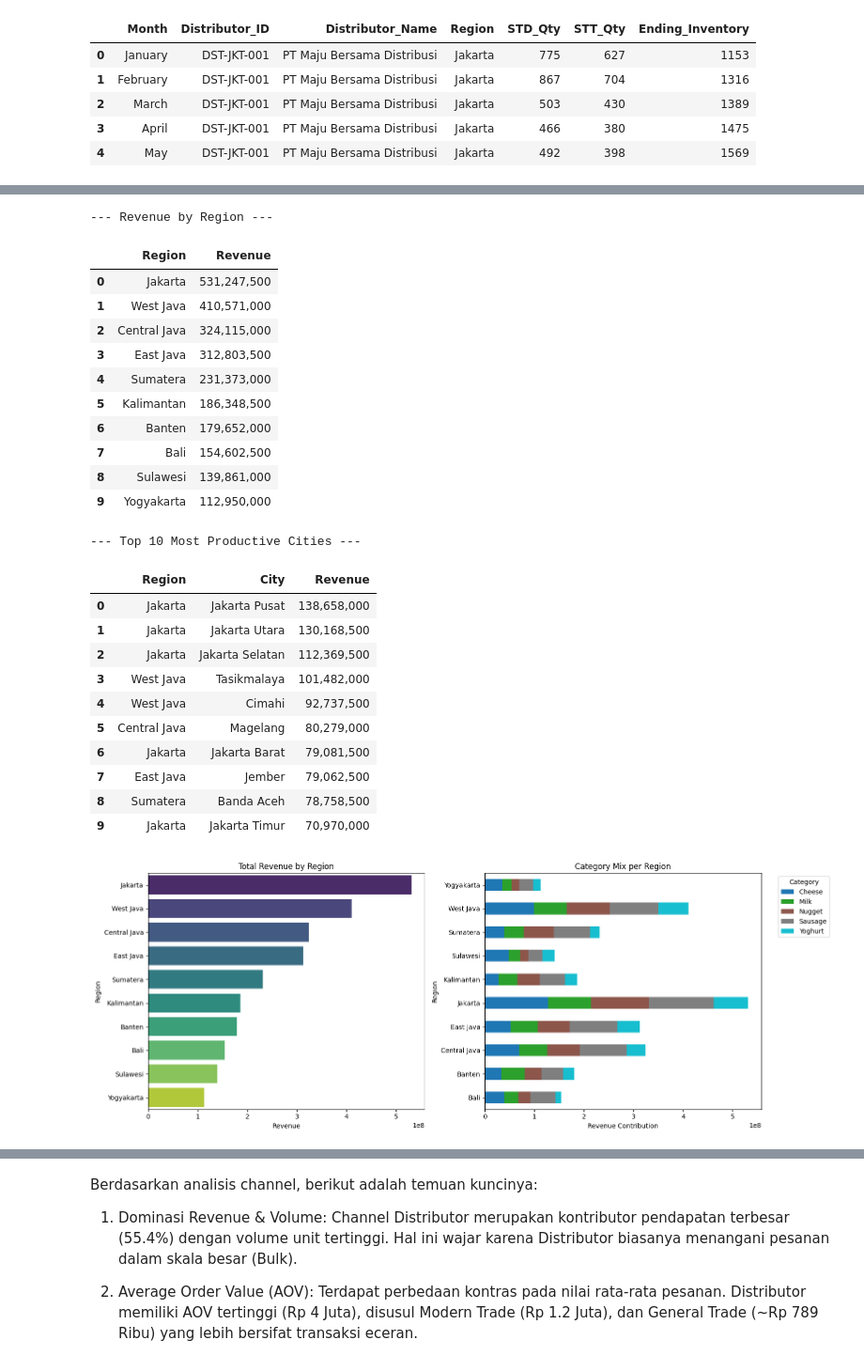
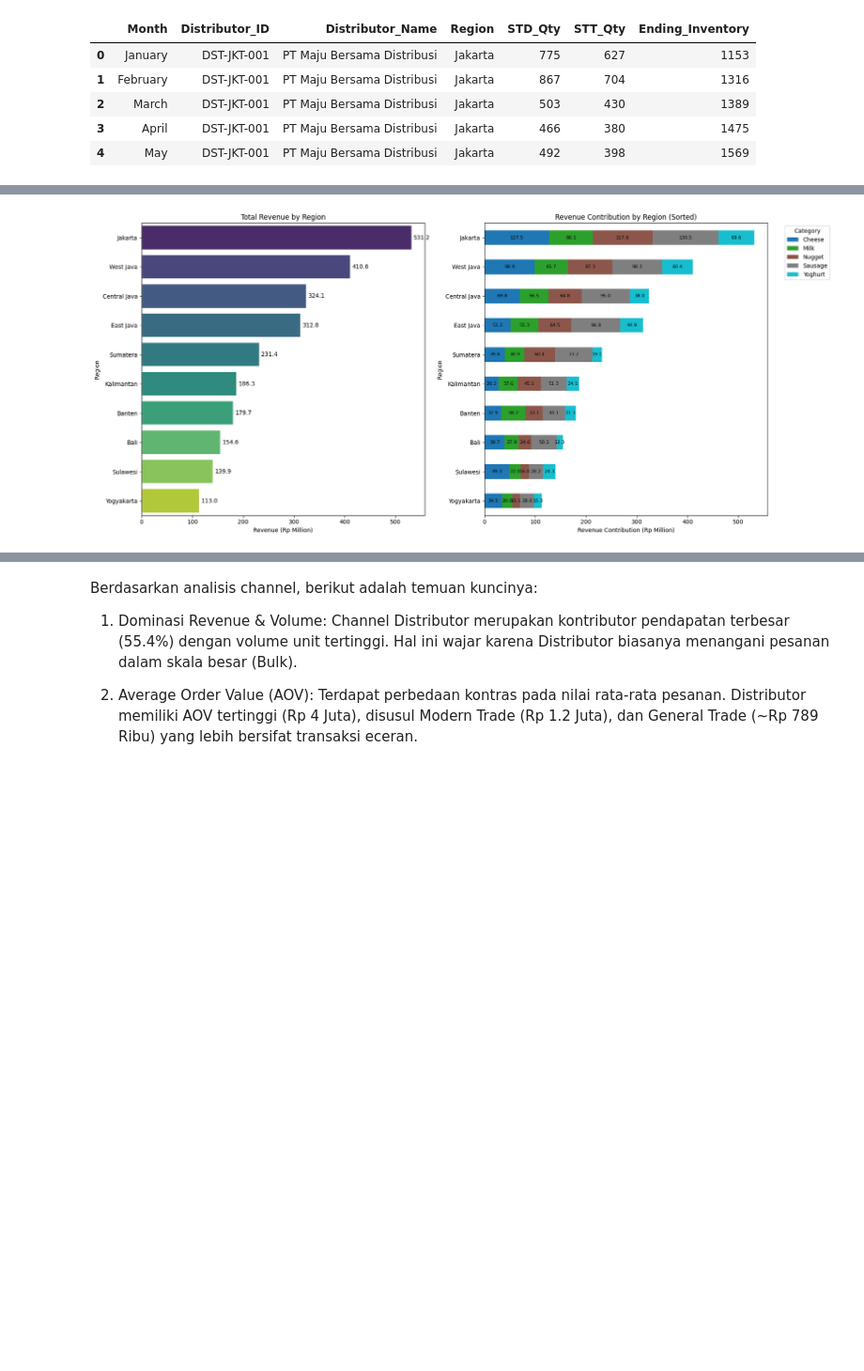
Before and after one commit to IanNarsa/FMCG-revenue-analystics, a Jupyter notebook: notebook/FMCG_Data_Analytics.ipynb, the cells around one changed output, grey strips where cells are left out. Shown at 94% size. Drawn from its saved outputs; the diff is of its cells as text; code cells hidden in the pictures; blank space fills up the shorter version.

Commit message:
feat: add sales performance analysis notebook and summary presentation document

```diff
--- a/notebook/FMCG_Data_Analytics.ipynb
+++ b/notebook/FMCG_Data_Analytics.ipynb
@@ -124,72 +126,49 @@ plt.show()
 # %%
 # Regional Breakdown & Category Mix
 
-# 1. Revenue per Region
 regional_revenue = df_fmcg_sales.groupby('Region')['Revenue'].sum().sort_values(ascending=False).reset_index()
 
-print("--- Revenue by Region ---")
-display(regional_revenue.style.format({'Revenue': '{:,.0f}'}))
+# Convert to Million for easier reading
+regional_revenue['Revenue'] /= 1e6
 
-# 2. Top 10 Most Productive Cities
-city_ranking = df_fmcg_sales.groupby(['Region', 'City'])['Revenue'].sum().sort_values(ascending=False).head(10).reset_index()
-
-print("\n--- Top 10 Most Productive Cities ---")
-display(city_ranking.style.format({'Revenue': '{:,.0f}'}))
-
-# 3. Category Mix per Region (Pivot Table)
-category_mix_regional = df_fmcg_sales.pivot_table(
-    index='Region',
-    columns='Product_Category',
-    values='Revenue',
-    aggfunc='sum',
-    fill_value=0
-)
-
-# Visualizing Regional Performance
-plt.figure(figsize=(16, 6))
+plt.figure(figsize=(18, 8))
 
 # Bar Chart: Revenue by Region
 plt.subplot(1, 2, 1)
-# Fixed FutureWarning by assigning hue='Region' and legend=False
-sns.barplot(data=regional_revenue, x='Revenue', y='Region', hue='Region', palette='viridis', legend=False)
+ax = sns.barplot(data=regional_revenue, x='Revenue', y='Region', hue='Region', palette='viridis', legend=False)
+
+# Add value labels for regions
+for container in ax.containers:
+     ax.bar_label(container,
+                 fmt='%.1f',
+                 padding=4)
+
 plt.title('Total Revenue by Region')
-plt.xlabel('Revenue')
+plt.xlabel('Revenue (Rp Million)')
 
-# Stacked Bar: Category Mix per Region
+# Stacked Bar: Category Mix (Sorted by Total Revenue)
 plt.subplot(1, 2, 2)
+category_mix_regional = df_fmcg_sales.pivot_table(index='Region', columns='Product_Category', values='Revenue', aggfunc='sum', fill_value=0)
+category_mix_regional /= 1e6
+
+# Reindex to match the sorted order of regional_revenue (Highest to Lowest)
+category_mix_regional = category_mix_regional.loc[regional_revenue['Region'][::-1]]
+
 category_mix_regional.plot(kind='barh', stacked=True, ax=plt.gca(), colormap='tab10')
-plt.title('Category Mix per Region')
-plt.xlabel('Revenue Contribution')
+
+# Add labels to segments in the stacked bar
+for c in plt.gca().containers:
+    labels = [f'{v.get_width():.1f}' if v.get_width() > 10 else '' for v in c]
+    plt.gca().bar_label(c, labels=labels, label_type='center', color='black', fontsize=8)
+
+plt.title('Revenue Contribution by Region (Sorted)')
+plt.xlabel('Revenue Contribution (Rp Million)')
 plt.legend(title='Category', bbox_to_anchor=(1.05, 1), loc='upper left')
 
 plt.tight_layout()
 plt.show()
 # %% [output]
---- Revenue by Region ---
-|  | Region | Revenue |
-| 0 | Jakarta | 531,247,500 |
-| 1 | West Java | 410,571,000 |
-| 2 | Central Java | 324,115,000 |
-| 3 | East Java | 312,803,500 |
-| 4 | Sumatera | 231,373,000 |
-| 5 | Kalimantan | 186,348,500 |
-| 6 | Banten | 179,652,000 |
-| 7 | Bali | 154,602,500 |
-| 8 | Sulawesi | 139,861,000 |
-| 9 | Yogyakarta | 112,950,000 |
---- Top 10 Most Productive Cities ---
-|  | Region | City | Revenue |
-| 0 | Jakarta | Jakarta Pusat | 138,658,000 |
-| 1 | Jakarta | Jakarta Utara | 130,168,500 |
-| 2 | Jakarta | Jakarta Selatan | 112,369,500 |
-| 3 | West Java | Tasikmalaya | 101,482,000 |
-| 4 | West Java | Cimahi | 92,737,500 |
-| 5 | Central Java | Magelang | 80,279,000 |
-| 6 | Jakarta | Jakarta Barat | 79,081,500 |
-| 7 | East Java | Jember | 79,062,500 |
-| 8 | Sumatera | Banda Aceh | 78,758,500 |
-| 9 | Jakarta | Jakarta Timur | 70,970,000 |
-[figure, old version]
+[figure, new version]
 # %%
 # MoM Growth Rate and MoM Acceleration
 
```
Also changed, not shown: parts of 12 cells of this notebook, 1 other file.
